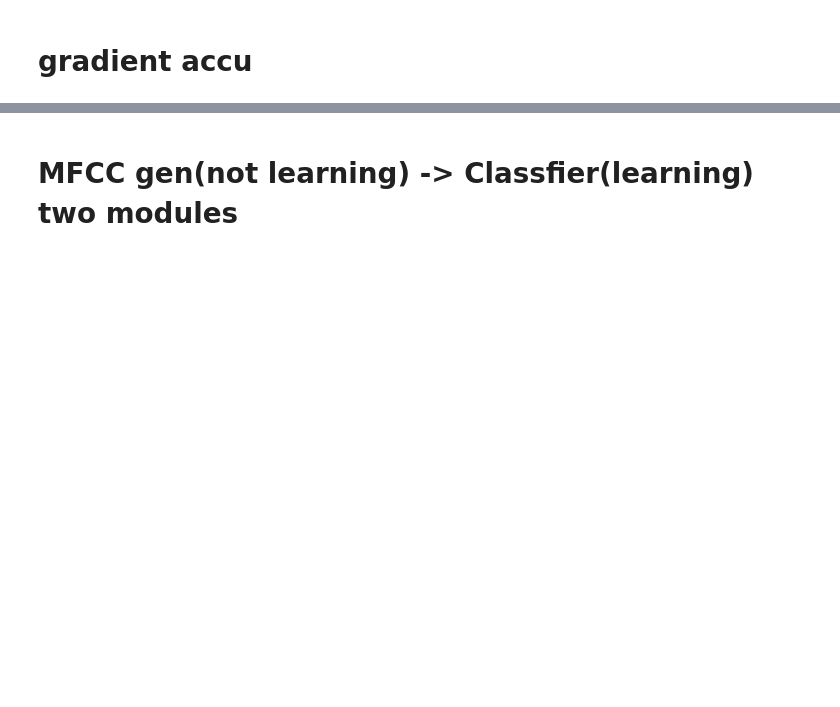
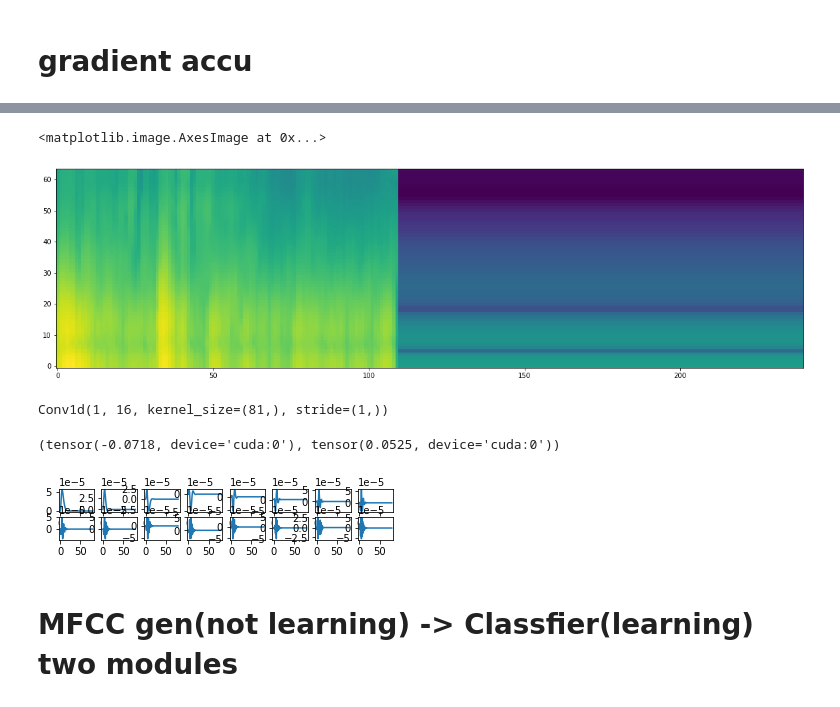
Before and after one commit to IstiaqAnsari/SpectNet, a Jupyter notebook: codes/almost trainer mfcc layer.ipynb, the cells around one changed output, grey strips where cells are left out. Cells and saved outputs as stored; diff of their text form; code cells hidden in the pictures; blank space fills up the shorter version.

```diff
--- a/codes/almost trainer mfcc layer.ipynb
+++ b/codes/almost trainer mfcc layer.ipynb
@@ -239,7 +271,7 @@ x_train.shape,y_train.shape
 x_train = x_train[:2100,:,:]
 y_train = y_train[:20000]
 # %%
-batch_size = 12
+batch_size = 100
 datagen_source = BalancedAudioDataGenerator(shift=.1,data_format = 'channels_first')
 flow_source = datagen_source.flow(x_train, y_train,
                 meta_label=meta_labels,
@@ -957,3 +1118,35 @@ logger.on_train_end()
+# %%
+mean = torch.mean(xx,axis=2)
+std = torch.std(xx,axis=2)
+mx = torch.max(abs(xx),axis=2)[0]
+mx[:,:,None].shape,xx.shape
+xx = (xx/mx[:,:,None])
+# %%
+plt.figure(figsize=(20,20))
+from matplotlib import cm
+plt.imshow((to_numpy(xx[0,:,:])), interpolation='nearest', origin='lower')
+# plt.imshow((to_numpy(xx[0,0,:,:]).transpose()), interpolation='nearest', origin='lower')
+# plt.plot(to_numpy(x[0,0,:,:]).transpose())
+# %% [output]
+<matplotlib.image.AxesImage at 0x...>
+[figure, added]
+# %%
+wow = nn.Conv1d(1,16,kernel_size=81)
+wow.cuda()
+# %% [output]
+Conv1d(1, 16, kernel_size=(81,), stride=(1,))
+# %%
+torch.min(holdx[0,:,:]),torch.max(holdx[0,:,:])
+# %% [output]
+(tensor(-0.0718, device='cuda:0'), tensor(0.0525, device='cuda:0'))
+# %%
+for i in range(16):
+#     plt.figure(figsize=(40,5))
+    w = mfcc_gen.gamma.weight[i,0,:]
+    plt.subplot(8,8,i+1)
+    plt.plot(to_numpy(w).squeeze().squeeze())
+# %% [output]
+[figure, added]
 # %%
 ### HEartnet
 
```
Also changed, not shown: parts of 67 cells of this notebook, 8 other files.
